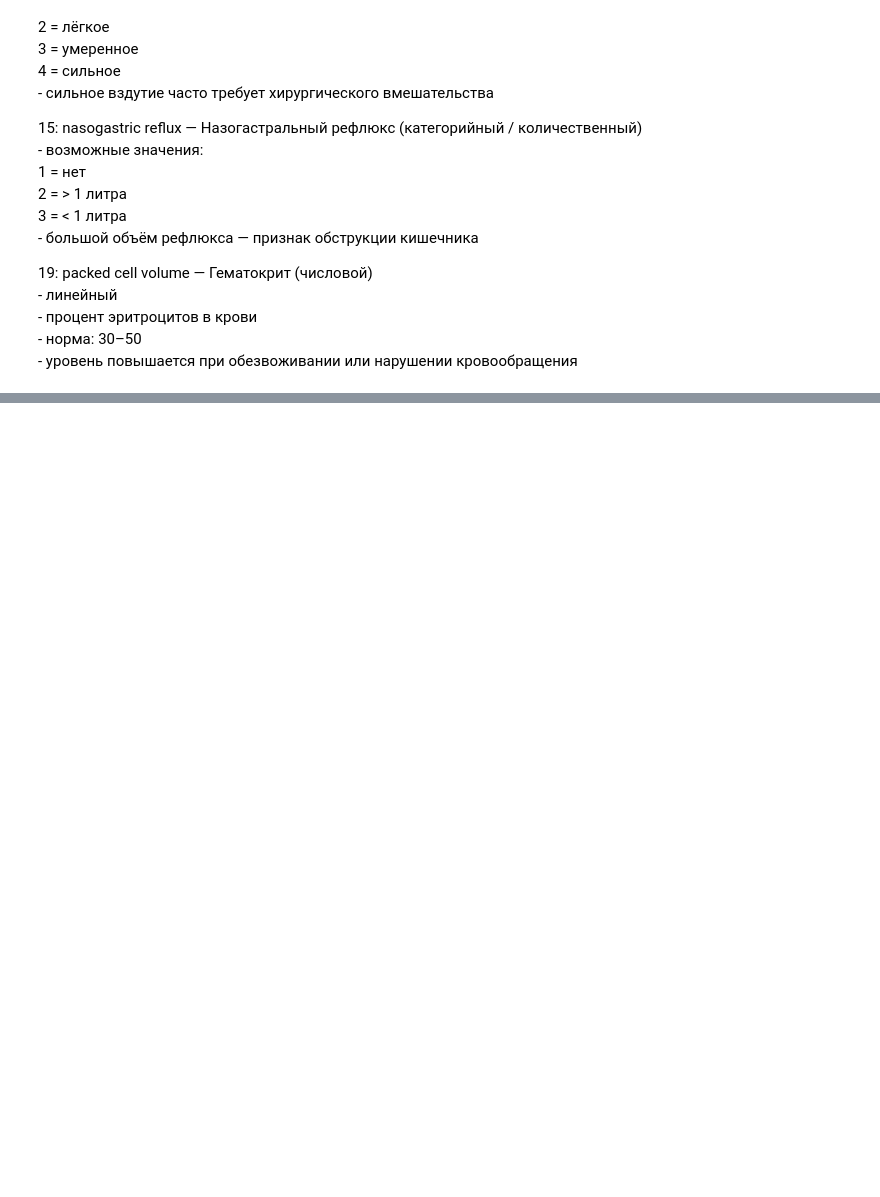
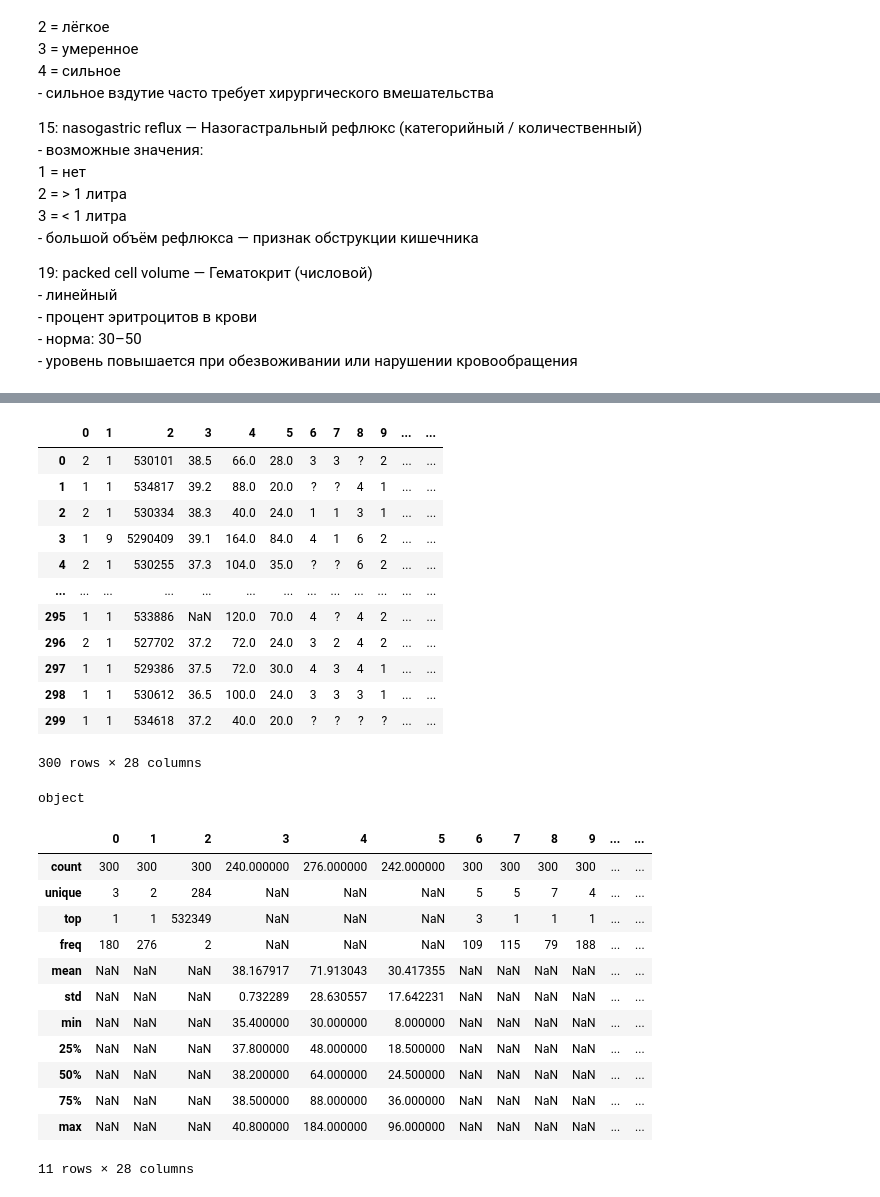
Before and after one commit to vasiliykireev/study-python, a Jupyter notebook: task-8/task-8.ipynb, the cells around one changed output, grey strips where cells are left out. Drawn from its saved outputs; the diff is of its cells as text; code cells hidden in the pictures; blank space fills up the shorter version.

```diff
--- a/task-8/task-8.ipynb
+++ b/task-8/task-8.ipynb
@@ -882,0 +590,67 @@ Name: Время капиллярного наполнения, dtype: object
+# %%
+def prepare_data(file, attr, basis = True):
+     df = pd.read_csv(file, header=None)
+     prepared_df = pd.DataFrame()
+     for element in attr:
+          if (basis == True and element['basis'] == True) or (basis == False):
+               if element['type'] == 'numerical':
+                    prepared_df[element['id'] - 1] = pd.to_numeric(df[element['id'] - 1], errors='coerce')
+               else:
+                    prepared_df[element['id'] - 1] = df[element['id'] - 1].astype(str)
+
+               # prepared_df = prepared_df.rename(columns={element['id'] - 1: element['label_ru']})
+               # Обязательно переименовывать! Если записывать сразу в название, одинаковые названия перезапишутся
+     # display(prepared_df)
+     return prepared_df
+# %%
+def describe_data(df):
+     data = pd.DataFrame()
+     # display(df)
+     for column in df:
+          # print('column')
+          # display(column)
+          # print('data')
+          # display(data)
+          # print('add')
+          described_column = pd.DataFrame(df[column].describe())
+          # described_column = described_column
+          data = pd.concat([data,described_column], axis=1)
+          # data = pd.DataFrame(df[column].describe())
+          # display(data)
+
+          # data[column] = described_column[0]
+          # display('suka', suka)
+     return data
+# %%
+horses = prepare_data('horse_data.csv', attr, False)
+display(horses)
+described_horses = describe_data(horses)
+display(described_horses)
+# %% [output]
+|  | 0 | 1 | 2 | 3 | 4 | 5 | 6 | 7 | 8 | 9 | ... | ... |
+| 0 | 2 | 1 | 530101 | 38.5 | 66.0 | 28.0 | 3 | 3 | ? | 2 | ... | ... |
+| 1 | 1 | 1 | 534817 | 39.2 | 88.0 | 20.0 | ? | ? | 4 | 1 | ... | ... |
+| 2 | 2 | 1 | 530334 | 38.3 | 40.0 | 24.0 | 1 | 1 | 3 | 1 | ... | ... |
+| 3 | 1 | 9 | 5290409 | 39.1 | 164.0 | 84.0 | 4 | 1 | 6 | 2 | ... | ... |
+| 4 | 2 | 1 | 530255 | 37.3 | 104.0 | 35.0 | ? | ? | 6 | 2 | ... | ... |
+| ... | ... | ... | ... | ... | ... | ... | ... | ... | ... | ... | ... | ... |
+| 295 | 1 | 1 | 533886 | NaN | 120.0 | 70.0 | 4 | ? | 4 | 2 | ... | ... |
+| 296 | 2 | 1 | 527702 | 37.2 | 72.0 | 24.0 | 3 | 2 | 4 | 2 | ... | ... |
+| 297 | 1 | 1 | 529386 | 37.5 | 72.0 | 30.0 | 4 | 3 | 4 | 1 | ... | ... |
+| 298 | 1 | 1 | 530612 | 36.5 | 100.0 | 24.0 | 3 | 3 | 3 | 1 | ... | ... |
+| 299 | 1 | 1 | 534618 | 37.2 | 40.0 | 20.0 | ? | ? | ? | ? | ... | ... |
+300 rows × 28 columns
+object
+|  | 0 | 1 | 2 | 3 | 4 | 5 | 6 | 7 | 8 | 9 | ... | ... |
+| count | 300 | 300 | 300 | 240.000000 | 276.000000 | 242.000000 | 300 | 300 | 300 | 300 | ... | ... |
+| unique | 3 | 2 | 284 | NaN | NaN | NaN | 5 | 5 | 7 | 4 | ... | ... |
+| top | 1 | 1 | 532349 | NaN | NaN | NaN | 3 | 1 | 1 | 1 | ... | ... |
+| freq | 180 | 276 | 2 | NaN | NaN | NaN | 109 | 115 | 79 | 188 | ... | ... |
+| mean | NaN | NaN | NaN | 38.167917 | 71.913043 | 30.417355 | NaN | NaN | NaN | NaN | ... | ... |
+| std | NaN | NaN | NaN | 0.732289 | 28.630557 | 17.642231 | NaN | NaN | NaN | NaN | ... | ... |
+| min | NaN | NaN | NaN | 35.400000 | 30.000000 | 8.000000 | NaN | NaN | NaN | NaN | ... | ... |
+| 25% | NaN | NaN | NaN | 37.800000 | 48.000000 | 18.500000 | NaN | NaN | NaN | NaN | ... | ... |
+| 50% | NaN | NaN | NaN | 38.200000 | 64.000000 | 24.500000 | NaN | NaN | NaN | NaN | ... | ... |
+| 75% | NaN | NaN | NaN | 38.500000 | 88.000000 | 36.000000 | NaN | NaN | NaN | NaN | ... | ... |
+| max | NaN | NaN | NaN | 40.800000 | 184.000000 | 96.000000 | NaN | NaN | NaN | NaN | ... | ... |
+11 rows × 28 columns
```
Also changed, not shown: parts of 3 cells of this notebook.
